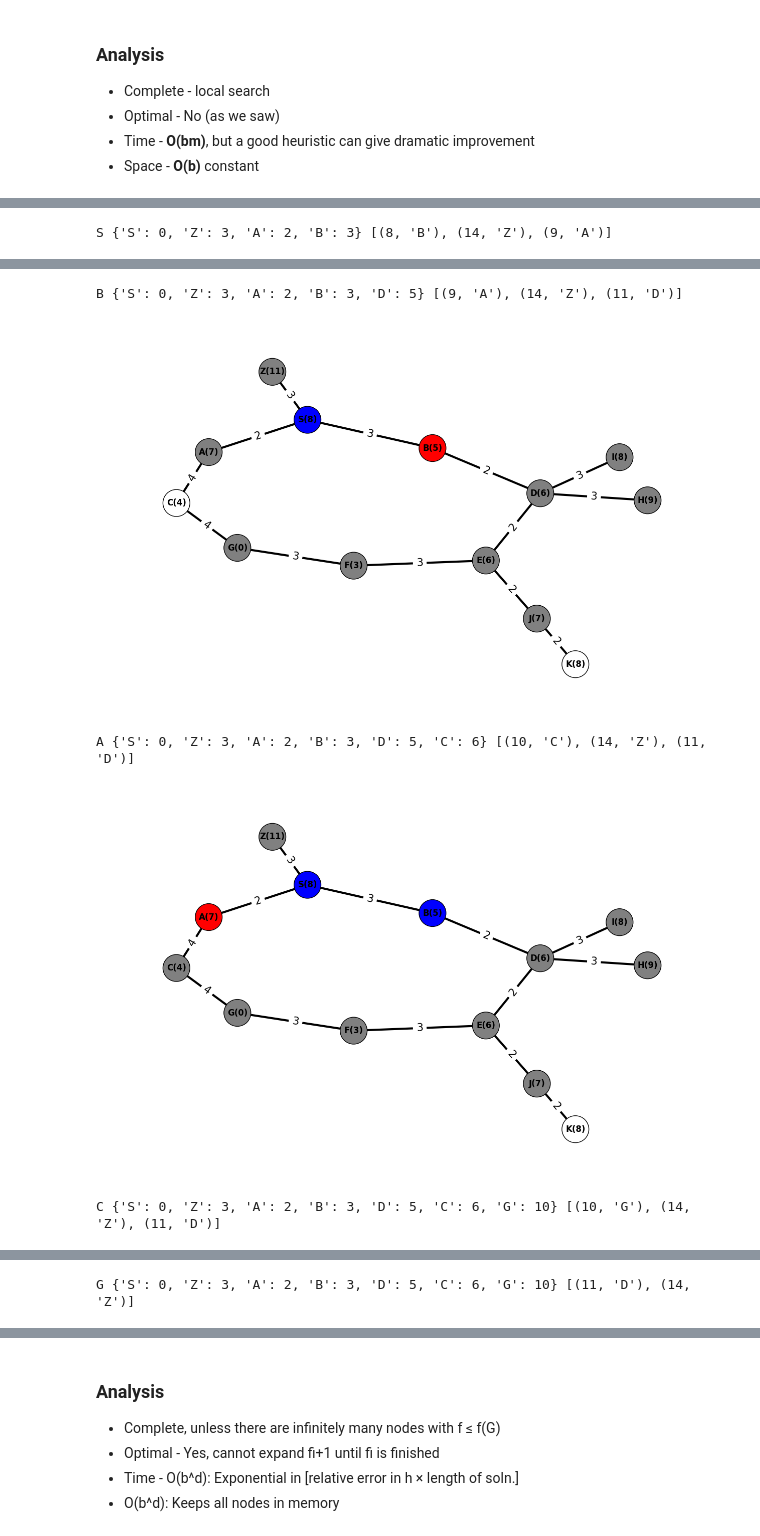
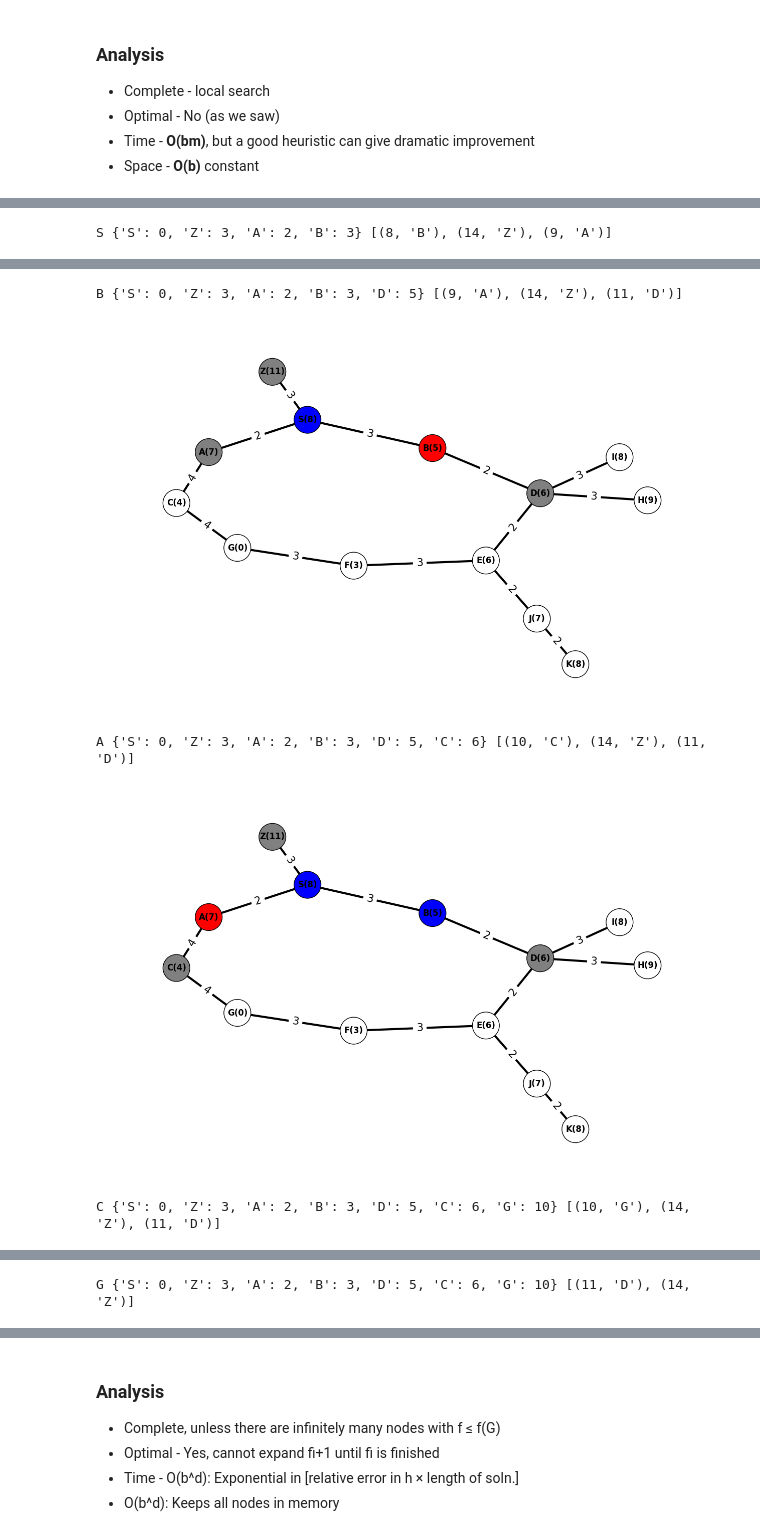
Before and after one commit to Aleksis99/Artificial-Intelligence, a Jupyter notebook: exercise-02.ipynb, the cells around one changed output, grey strips where cells are left out. Drawn from its saved outputs; the diff is of its cells as text; code cells hidden in the pictures.

```diff
--- a/exercise-02.ipynb
+++ b/exercise-02.ipynb
@@ -339,6 +339,7 @@ def a_star(g, start, end):
     print(curr, dist, priority_q)
     display_graph(g, curr)
 # %%
+resetColor(g)
 a_star(g, 'S', 'G')
 # %% [output]
 S {'S': 0, 'Z': 3, 'A': 2, 'B': 3} [(8, 'B'), (14, 'Z'), (9, 'A')]
@@ -346,5 +347,5 @@ S {'S': 0, 'Z': 3, 'A': 2, 'B': 3} [(8, 'B'), (14, 'Z'), (9, 'A')]
 B {'S': 0, 'Z': 3, 'A': 2, 'B': 3, 'D': 5} [(9, 'A'), (14, 'Z'), (11, 'D')]
-[figure, old version]
+[figure, new version]
 A {'S': 0, 'Z': 3, 'A': 2, 'B': 3, 'D': 5, 'C': 6} [(10, 'C'), (14, 'Z'), (11, 'D')]
-[figure, old version]
+[figure, new version]
 C {'S': 0, 'Z': 3, 'A': 2, 'B': 3, 'D': 5, 'C': 6, 'G': 10} [(10, 'G'), (14, 'Z'), (11, 'D')]
```
Also changed, not shown: parts of 5 cells of this notebook.
